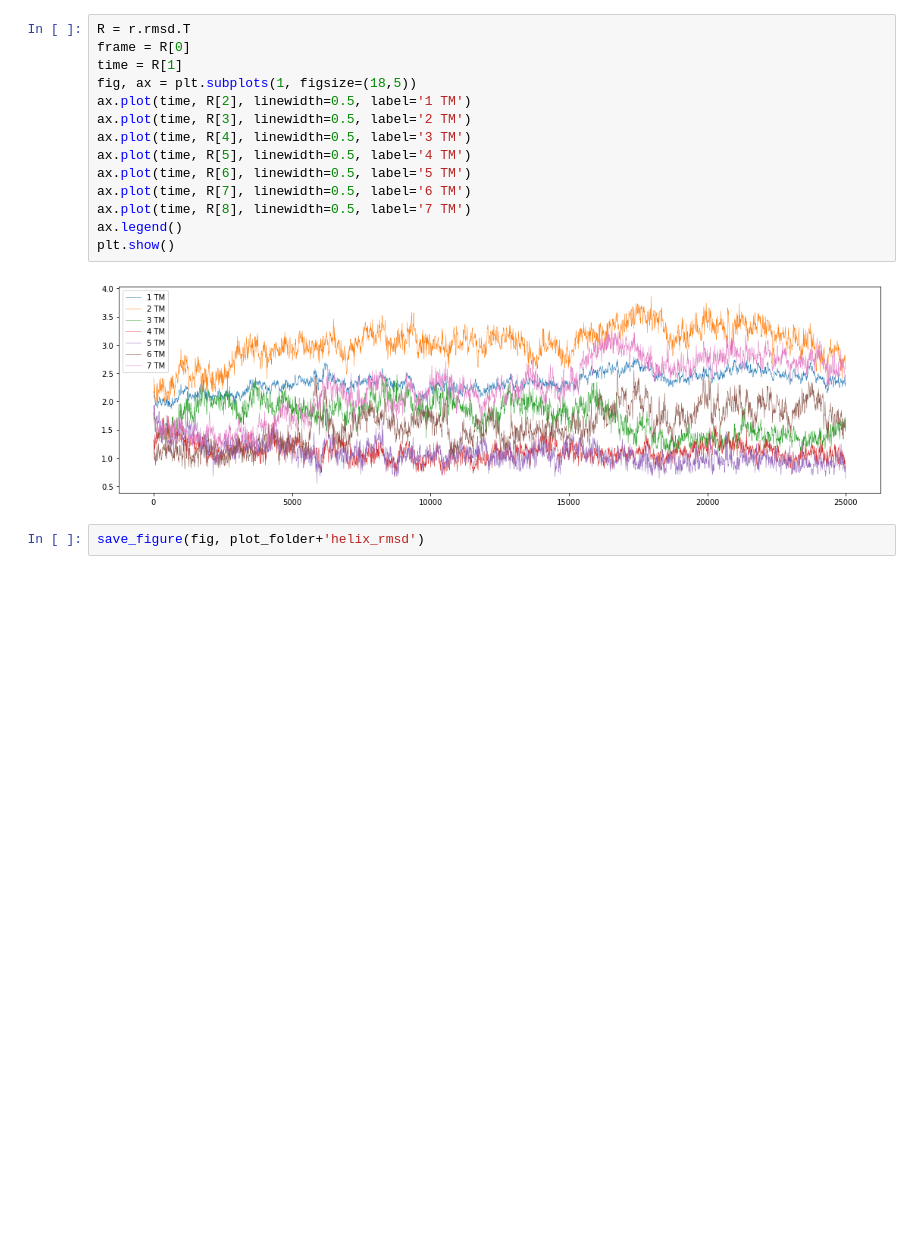
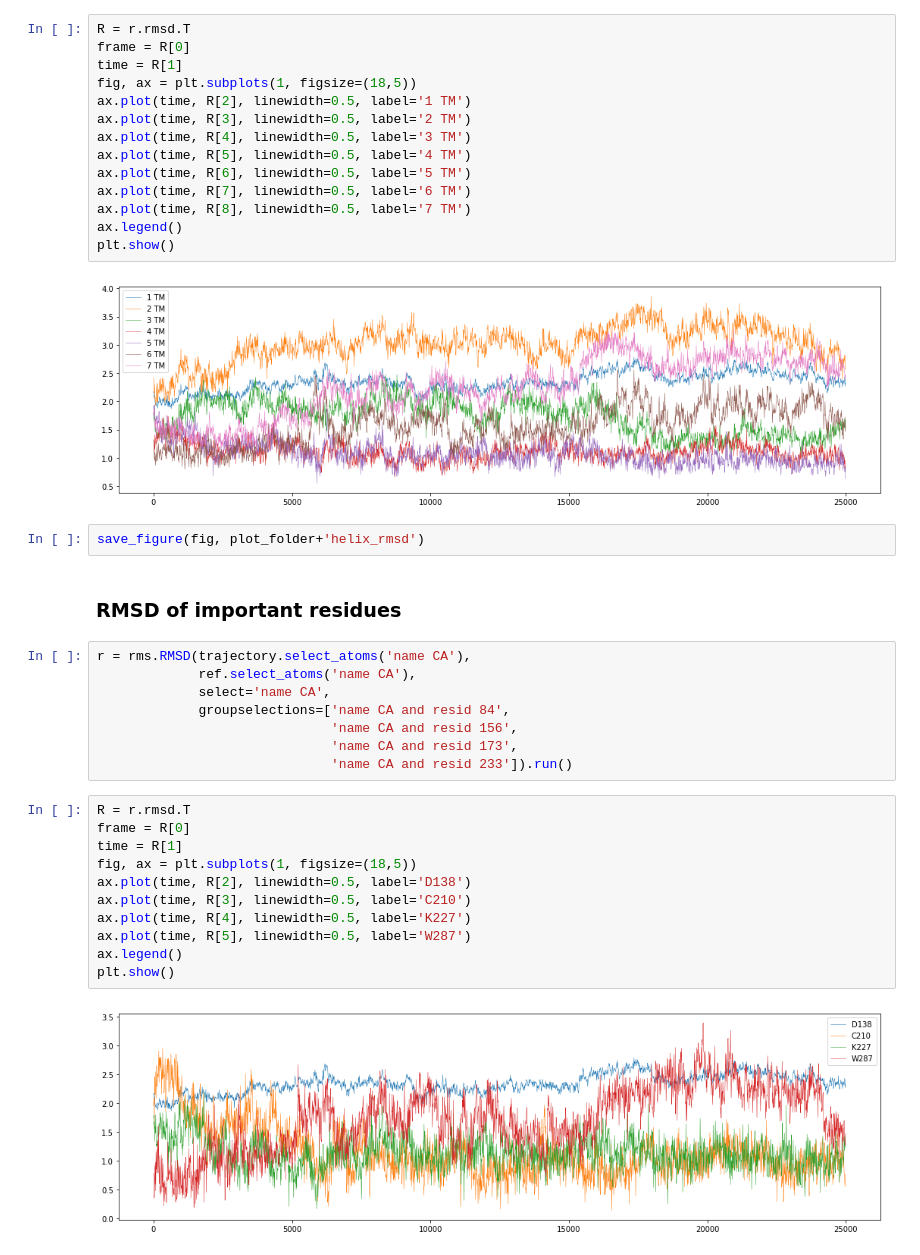
Before and after one commit to evabertalan/opioid_md, a Jupyter notebook: production_analysis.ipynb, the cells around one changed output. Drawn from its saved outputs; the diff is of its cells as text; blank space fills up the shorter version.

```diff
--- a/production_analysis.ipynb
+++ b/production_analysis.ipynb
@@ -157,3 +157,26 @@ plt.show()
 [figure]
 # %%
 save_figure(fig, plot_folder+'helix_rmsd')
+# %% [markdown]
+### RMSD of important residues
+# %%
+r = rms.RMSD(trajectory.select_atoms('name CA'),
+             ref.select_atoms('name CA'),
+             select='name CA',
+             groupselections=['name CA and resid 84',
+                              'name CA and resid 156',
+                              'name CA and resid 173',
+                              'name CA and resid 233']).run()
+# %%
+R = r.rmsd.T
+frame = R[0]
+time = R[1]
+fig, ax = plt.subplots(1, figsize=(18,5))
+ax.plot(time, R[2], linewidth=0.5, label='D138')
+ax.plot(time, R[3], linewidth=0.5, label='C210')
+ax.plot(time, R[4], linewidth=0.5, label='K227')
+ax.plot(time, R[5], linewidth=0.5, label='W287')
+ax.legend()
+plt.show()
+# %% [output]
+[figure, added]
```
Also changed, not shown: parts of 1 cell of this notebook, 2 other files.
